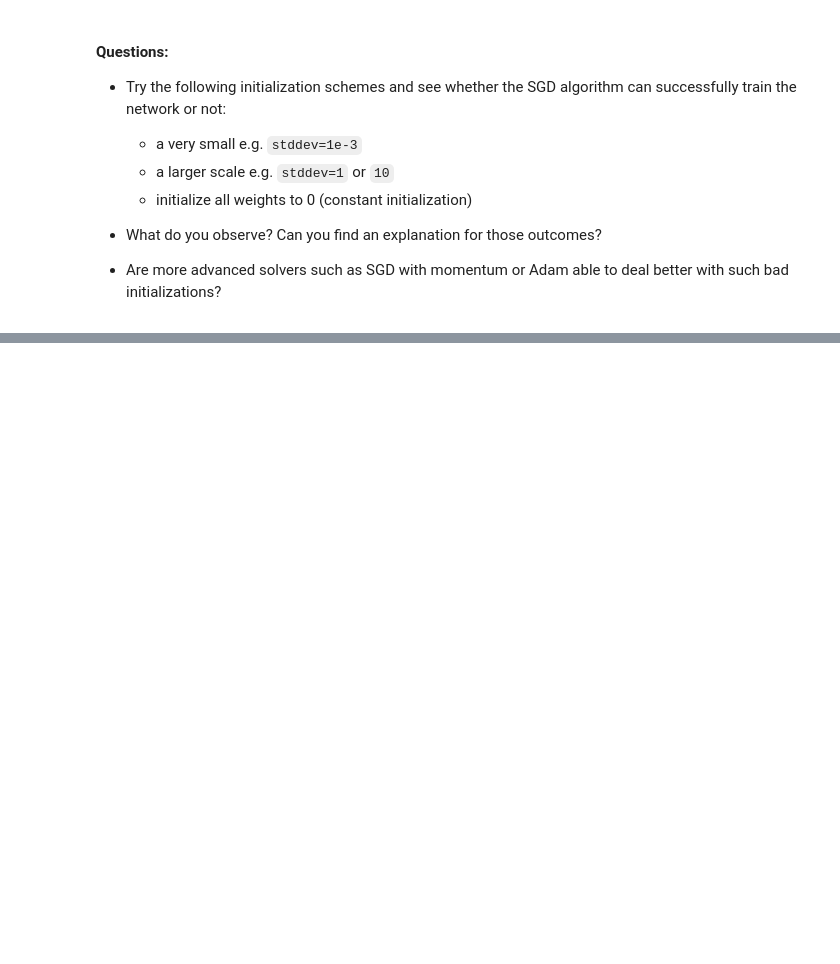
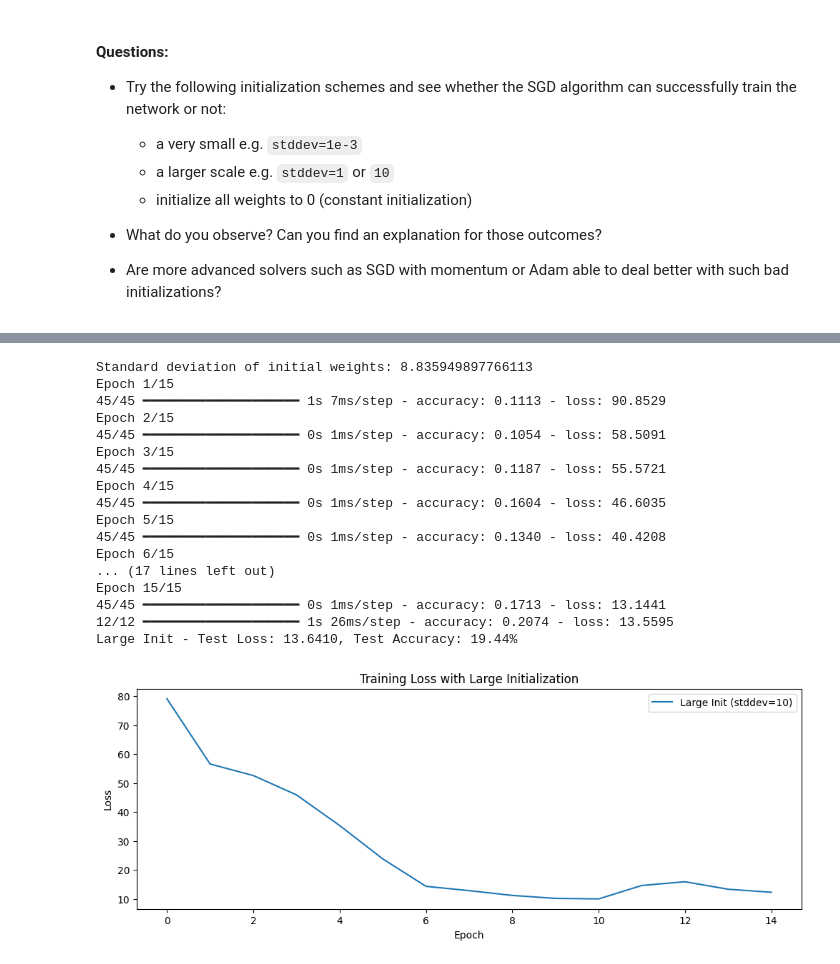
Before and after one commit to andreero0/deep_learning, a Jupyter notebook: 01_materials/labs/lab_1.ipynb, the cells around one changed output, grey strips where cells are left out. Cells and saved outputs as stored; diff of their text form; code cells hidden in the pictures; blank space fills up the shorter version.

```diff
--- a/01_materials/labs/lab_1.ipynb
+++ b/01_materials/labs/lab_1.ipynb
@@ -743,0 +810,67 @@ model.layers[0].weights
+# %%
+# 2. Large initialization (stddev=10)
+from tensorflow.keras import initializers
+from tensorflow.keras import optimizers
+from tensorflow.keras.models import Sequential
+from tensorflow.keras.layers import Dense
+import matplotlib.pyplot as plt
+
+# Define dimensions
+input_dim = 64
+hidden_dim = 64
+output_dim = 10
+
+# Create the large initialization strategy
+large_init = initializers.TruncatedNormal(stddev=10.0, seed=42)
+
+# Build the model with large initialization
+model_large = Sequential()
+model_large.add(Dense(hidden_dim, input_dim=input_dim, activation="tanh",
+                     kernel_initializer=large_init))
+model_large.add(Dense(hidden_dim, activation="tanh",
+                     kernel_initializer=large_init))
+model_large.add(Dense(output_dim, activation="softmax",
+                     kernel_initializer=large_init))
+
+# Compile the model
+model_large.compile(optimizer=optimizers.SGD(learning_rate=0.1),
+                   loss='categorical_crossentropy', metrics=['accuracy'])
+
+# Check the standard deviation of initial weights
+large_w = model_large.layers[0].weights[0].numpy()
+print(f"Standard deviation of initial weights: {large_w.std()}")
+
+# Train the model
+history_large = model_large.fit(X_train, y_train, epochs=15, batch_size=32, verbose=1)
+
+# Evaluate the model
+loss_large, accuracy_large = model_large.evaluate(X_test, y_test)
+print(f"Large Init - Test Loss: {loss_large:.4f}, Test Accuracy: {accuracy_large*100:.2f}%")
+
+# Plot the loss curve
+plt.figure(figsize=(12, 4))
+plt.plot(history_large.history['loss'], label="Large Init (stddev=10)")
+plt.title("Training Loss with Large Initialization")
+plt.xlabel("Epoch")
+plt.ylabel("Loss")
+plt.legend()
+plt.show()
+# %% [output]
+Standard deviation of initial weights: 8.835949897766113
+Epoch 1/15
+45/45 ━━━━━━━━━━━━━━━━━━━━ 1s 7ms/step - accuracy: 0.1113 - loss: 90.8529
+Epoch 2/15
+45/45 ━━━━━━━━━━━━━━━━━━━━ 0s 1ms/step - accuracy: 0.1054 - loss: 58.5091
+Epoch 3/15
+45/45 ━━━━━━━━━━━━━━━━━━━━ 0s 1ms/step - accuracy: 0.1187 - loss: 55.5721
+Epoch 4/15
+45/45 ━━━━━━━━━━━━━━━━━━━━ 0s 1ms/step - accuracy: 0.1604 - loss: 46.6035
+Epoch 5/15
+45/45 ━━━━━━━━━━━━━━━━━━━━ 0s 1ms/step - accuracy: 0.1340 - loss: 40.4208
+Epoch 6/15
+... (17 lines left out)
+Epoch 15/15
+45/45 ━━━━━━━━━━━━━━━━━━━━ 0s 1ms/step - accuracy: 0.1713 - loss: 13.1441
+12/12 ━━━━━━━━━━━━━━━━━━━━ 1s 26ms/step - accuracy: 0.2074 - loss: 13.5595
+Large Init - Test Loss: 13.6410, Test Accuracy: 19.44%
+[figure, added]
```
Also changed, not shown: parts of 6 cells of this notebook.
